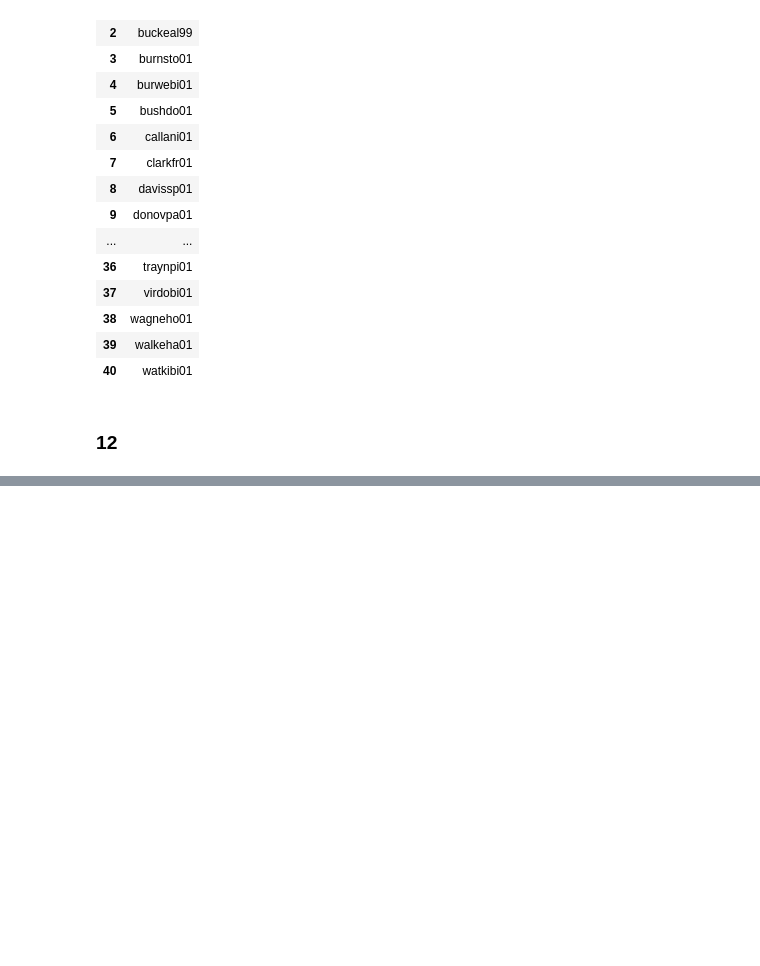
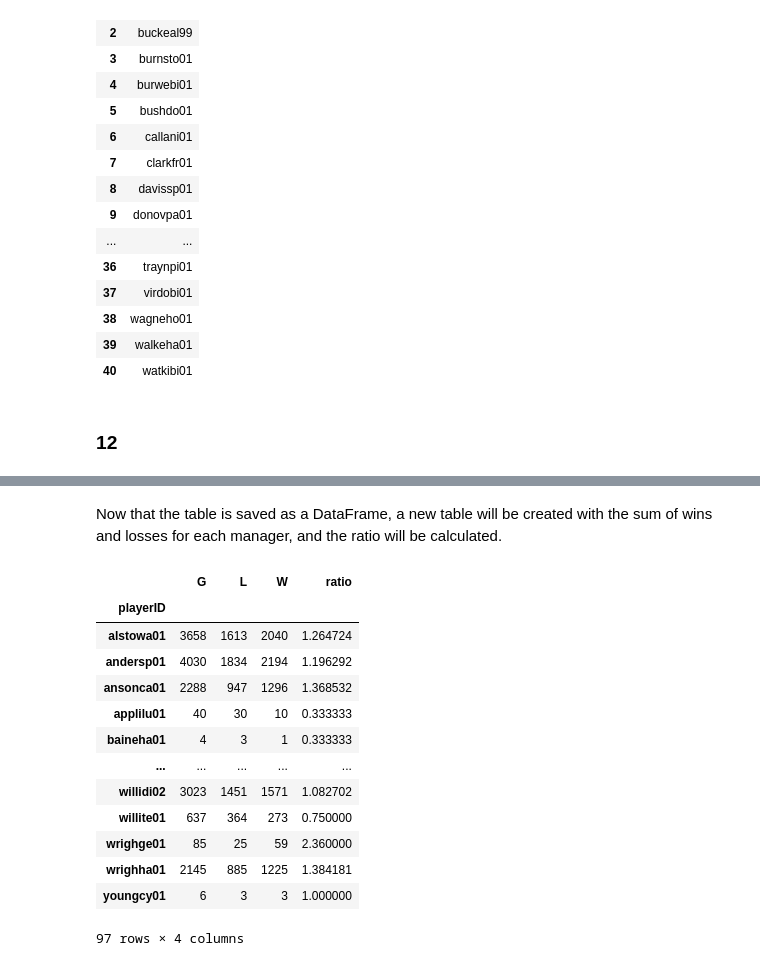
Before and after one commit to YefridC09/ST-554_Big_data_analysis, a Jupyter notebook: HW5_Yefrid__Cordoba.ipynb, the cells around one changed output, grey strips where cells are left out. Drawn from its saved outputs; the diff is of its cells as text; code cells hidden in the pictures; blank space fills up the shorter version.

```diff
--- a/HW5_Yefrid__Cordoba.ipynb
+++ b/HW5_Yefrid__Cordoba.ipynb
@@ -491,0 +556,21 @@ pd.read_sql(UM, MLB)
+# %% [markdown]
+Now that the table is saved as a DataFrame, a new table will be created with the sum of wins and losses for each manager, and the ratio will be calculated.
+# %%
+rat = games.groupby('playerID').sum()
+rat['ratio'] = rat['W']/rat['L']
+rat
+# %% [output]
+|  | G | L | W | ratio |
+| playerID |  |  |  |  |
+| alstowa01 | 3658 | 1613 | 2040 | 1.264724 |
+| andersp01 | 4030 | 1834 | 2194 | 1.196292 |
+| ansonca01 | 2288 | 947 | 1296 | 1.368532 |
+| applilu01 | 40 | 30 | 10 | 0.333333 |
+| baineha01 | 4 | 3 | 1 | 0.333333 |
+| ... | ... | ... | ... | ... |
+| willidi02 | 3023 | 1451 | 1571 | 1.082702 |
+| willite01 | 637 | 364 | 273 | 0.750000 |
+| wrighge01 | 85 | 25 | 59 | 2.360000 |
+| wrighha01 | 2145 | 885 | 1225 | 1.384181 |
+| youngcy01 | 6 | 3 | 3 | 1.000000 |
+97 rows × 4 columns
```
Also changed, not shown: parts of 13 cells of this notebook.
